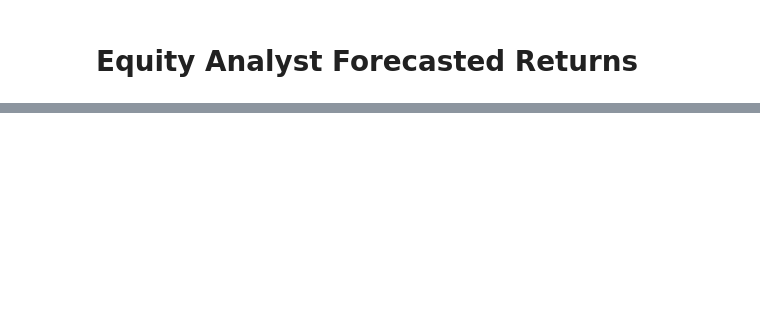
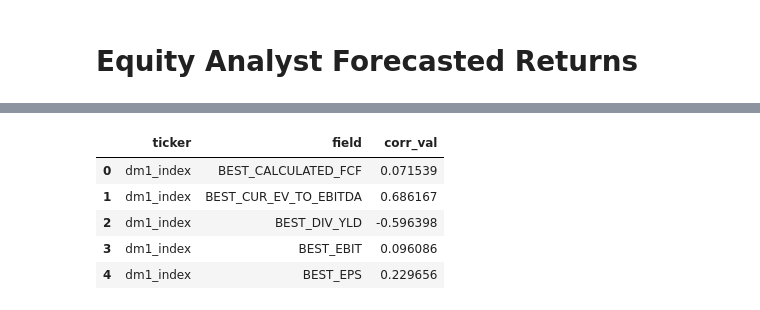
Before and after one commit to diegodalvarez/TrendSystem, a Jupyter notebook: Research/SignalResearch/3EquityAnalystForecasted.ipynb, the cells around one changed output, grey strips where cells are left out. Cells and saved outputs as stored; diff of their text form; code cells hidden in the pictures; blank space fills up the shorter version.

```diff
--- a/Research/SignalResearch/3EquityAnalystForecasted.ipynb
+++ b/Research/SignalResearch/3EquityAnalystForecasted.ipynb
@@ -111,14 +113,16 @@ df_signal_rtn = (df_combined
     .dropna()
     .assign(signal_rtn = lambda x: np.sign(x.value) *  x.px_rtn))
 # %%
-(df_combined
+df_corr = (df_combined
     .drop(columns = ["px_rtn"])
     .melt(id_vars = ["date", "ticker", "px_trend"])
     .drop(columns = ["date"])
     .dropna()
     .groupby(["ticker", "variable"])
     .agg("corr")
-    .loc[lambda x: x.value != 1]
+    .loc[lambda x: x.value != 1])
+
+(df_corr
     .reset_index()
     .pivot(index = "ticker", columns = "variable", values = "value"))
 # %% [output]
@@ -138,0 +228,9 @@ df_vol_rtn = (df_signal_rtn
+# %%
+df_corr_tmp.head(5)
+# %% [output]
+|  | ticker | field | corr_val |
+| 0 | dm1_index | BEST_CALCULATED_FCF | 0.071539 |
+| 1 | dm1_index | BEST_CUR_EV_TO_EBITDA | 0.686167 |
+| 2 | dm1_index | BEST_DIV_YLD | -0.596398 |
+| 3 | dm1_index | BEST_EBIT | 0.096086 |
+| 4 | dm1_index | BEST_EPS | 0.229656 |
```
Also changed, not shown: parts of 9 cells of this notebook.
